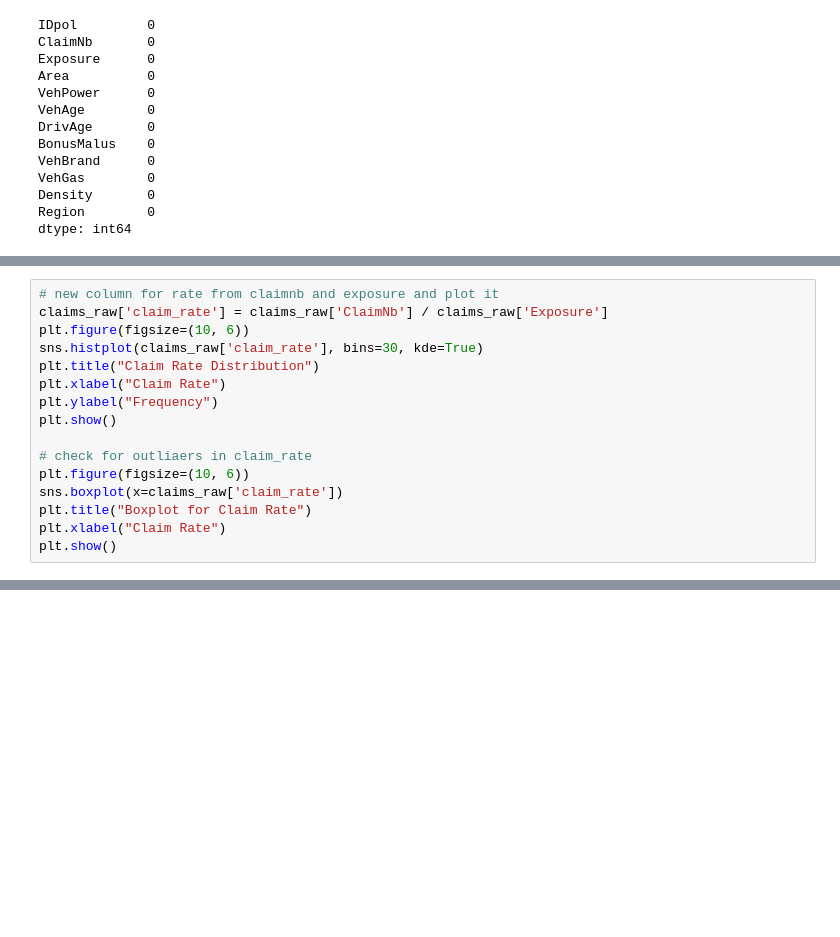
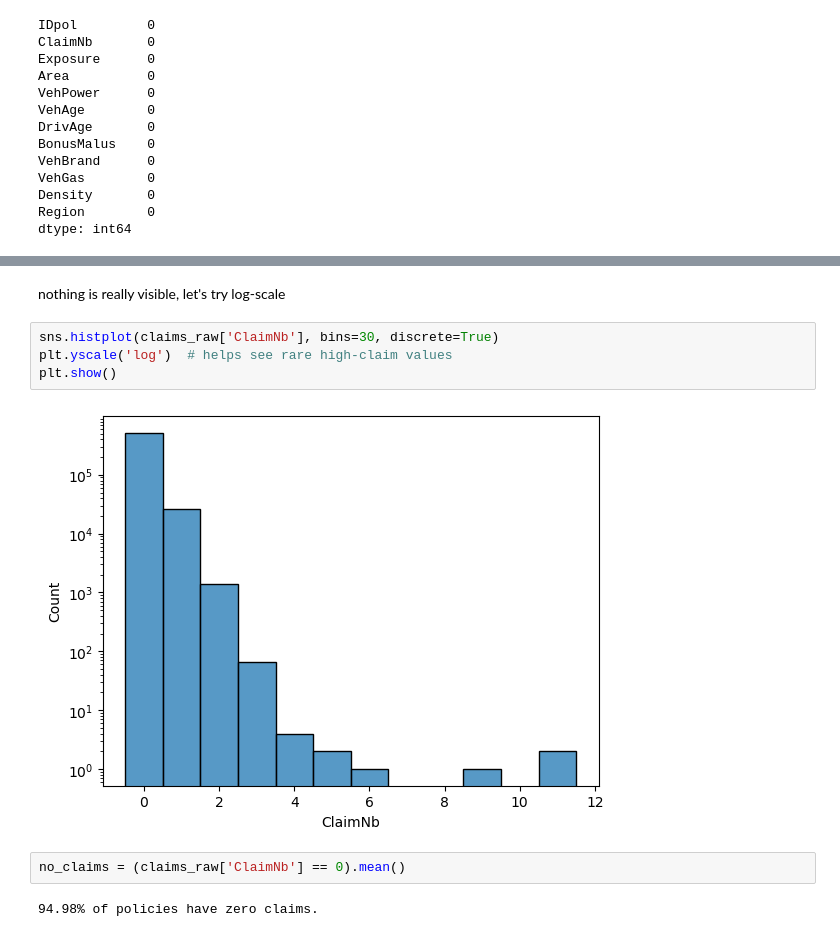
Before and after one commit to mindenki/2025-ITU-MachineLearning-Project-Claims-Risk-zrt, a Jupyter notebook: notebooks/01_Preprocessing_EDA.ipynb, the cells around one changed output, grey strips where cells are left out. Saved outputs shown, nothing was run; the diff lists cells and outputs as text; blank space fills up the shorter version.

```diff
--- a/notebooks/01_Preprocessing_EDA.ipynb
+++ b/notebooks/01_Preprocessing_EDA.ipynb
@@ -129,16 +116,0 @@ plt.show()
-# %%
-# new column for rate from claimnb and exposure and plot it
-claims_raw['claim_rate'] = claims_raw['ClaimNb'] / claims_raw['Exposure']
-plt.figure(figsize=(10, 6))
-sns.histplot(claims_raw['claim_rate'], bins=30, kde=True)
-plt.title("Claim Rate Distribution")
-plt.xlabel("Claim Rate")
-plt.ylabel("Frequency")
-plt.show()
-
-# check for outliaers in claim_rate
-plt.figure(figsize=(10, 6))
-sns.boxplot(x=claims_raw['claim_rate'])
-plt.title("Boxplot for Claim Rate")
-plt.xlabel("Claim Rate")
-plt.show()
@@ -494,0 +181,12 @@ AssertionError: Please ensure your dataset is loaded into a DataFrame named `df`
+# %% [markdown]
+nothing is really visible, let's try log-scale
+# %%
+sns.histplot(claims_raw['ClaimNb'], bins=30, discrete=True)
+plt.yscale('log')  # helps see rare high-claim values
+plt.show()
+# %% [output]
+[figure, added]
+# %%
+no_claims = (claims_raw['ClaimNb'] == 0).mean()
+# %% [output]
+94.98% of policies have zero claims.
```
Also changed, not shown: parts of 121 cells of this notebook, 1 other file.
